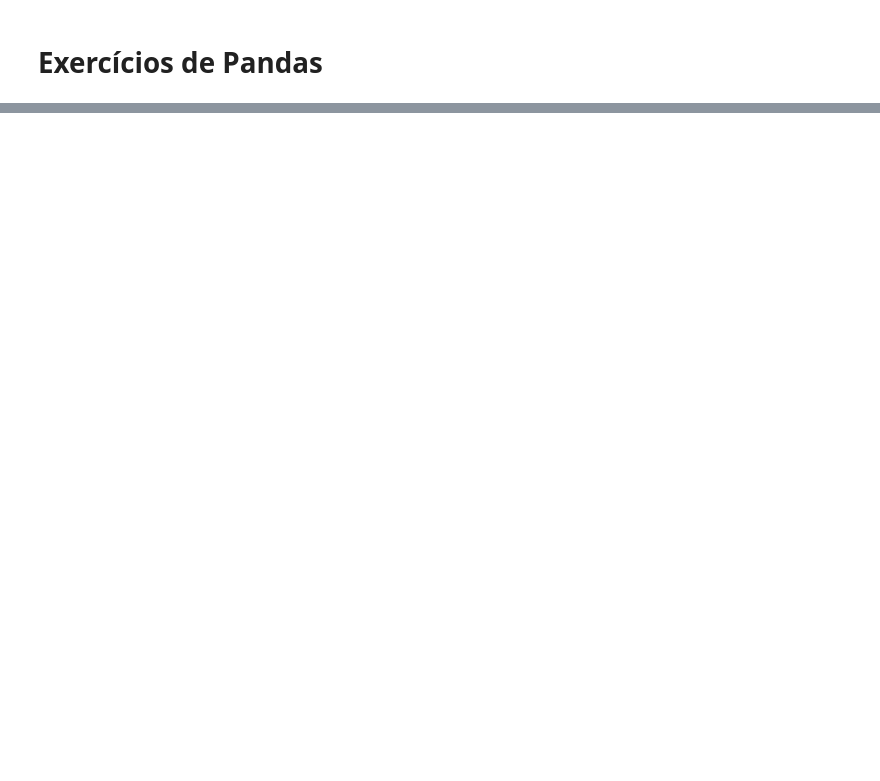
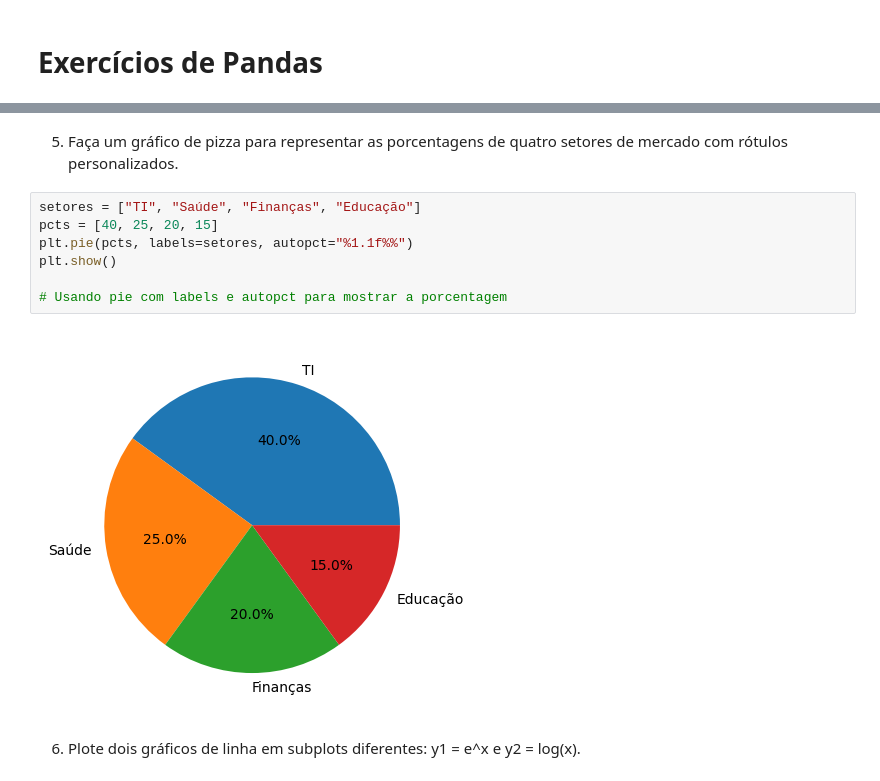
Before and after one commit to nsx270/ExerciciosBibliotecaPython, a Jupyter notebook: ExerciciosBibliotecas_Python_PedroHenriqueToledo_6B_Noturno.ipynb, the cells around one changed output, grey strips where cells are left out. Drawn from its saved outputs; the diff is of its cells as text; blank space fills up the shorter version.

```diff
--- a/ExerciciosBibliotecas_Python_PedroHenriqueToledo_6B_Noturno.ipynb
+++ b/ExerciciosBibliotecas_Python_PedroHenriqueToledo_6B_Noturno.ipynb
@@ -463,0 +864,13 @@ print("Solução de [x, y, z]:", sol20)
+# %% [markdown]
+5. Faça um gráfico de pizza para representar as porcentagens de quatro setores de mercado com rótulos personalizados.
+# %%
+setores = ["TI", "Saúde", "Finanças", "Educação"]
+pcts = [40, 25, 20, 15]
+plt.pie(pcts, labels=setores, autopct="%1.1f%%")
+plt.show()
+
+# Usando pie com labels e autopct para mostrar a porcentagem
+# %% [output]
+[figure, added]
+# %% [markdown]
+6. Plote dois gráficos de linha em subplots diferentes: y1 = e^x e y2 = log(x).
```
Also changed, not shown: parts of 96 cells of this notebook.
